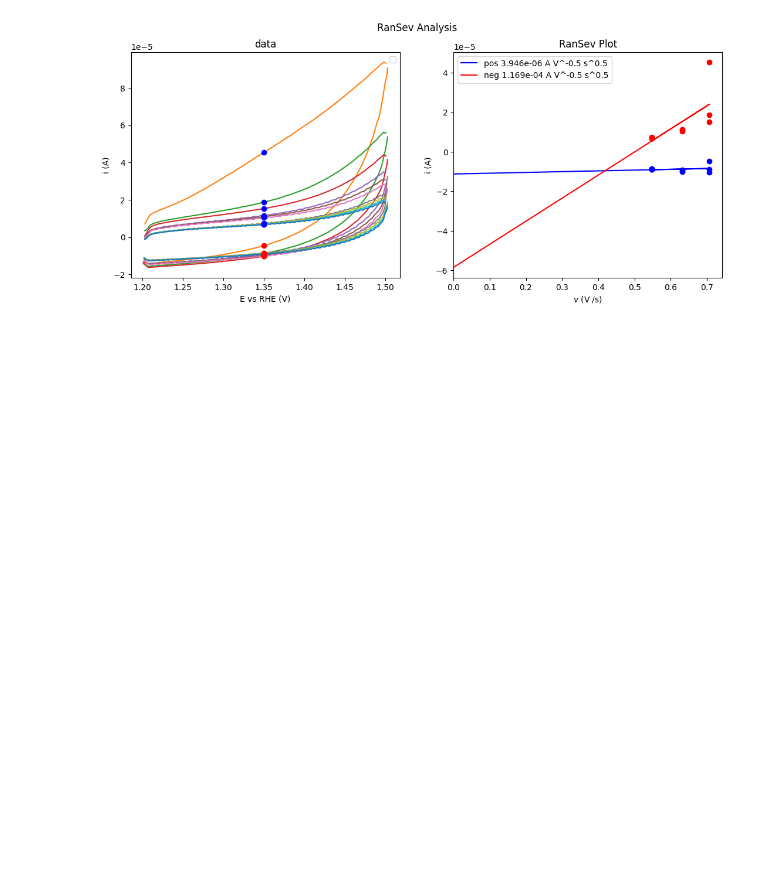
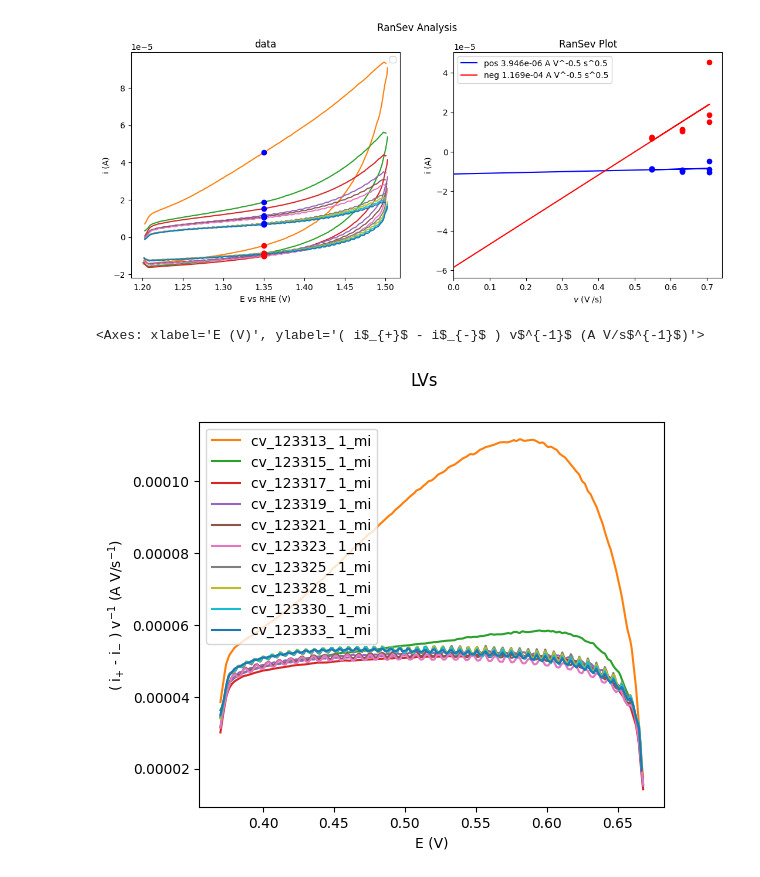
Before and after one commit to NordicEC/EC4py, a Jupyter notebook: dev/CV_Datas/MWE_CV_Datas_1_capacitance.ipynb, the cells around one changed output. Drawn from its saved outputs; the diff is of its cells as text; code cells hidden in the pictures; blank space fills up the shorter version.

```diff
--- a/dev/CV_Datas/MWE_CV_Datas_1_capacitance.ipynb
+++ b/dev/CV_Datas/MWE_CV_Datas_1_capacitance.ipynb
@@ -101,3 +101,10 @@ slope:  3.95e-06        1.17e-04
 (<ec4py.util.Quantity_Value_Unit at 0x...>,
  <ec4py.util.Quantity_Value_Unit at 0x...>)
 [figure]
+# %%
+b=a.get_sweep("dif")
+b.plot(RATE)
+b.rate
+# %% [output]
+<Axes: xlabel='E (V)', ylabel='( i$_{+}$ - i$_{-}$ ) v$^{-1}$ (A V/s$^{-1}$)'>
+[figure, added]
```
Also changed, not shown: 1 other file.
